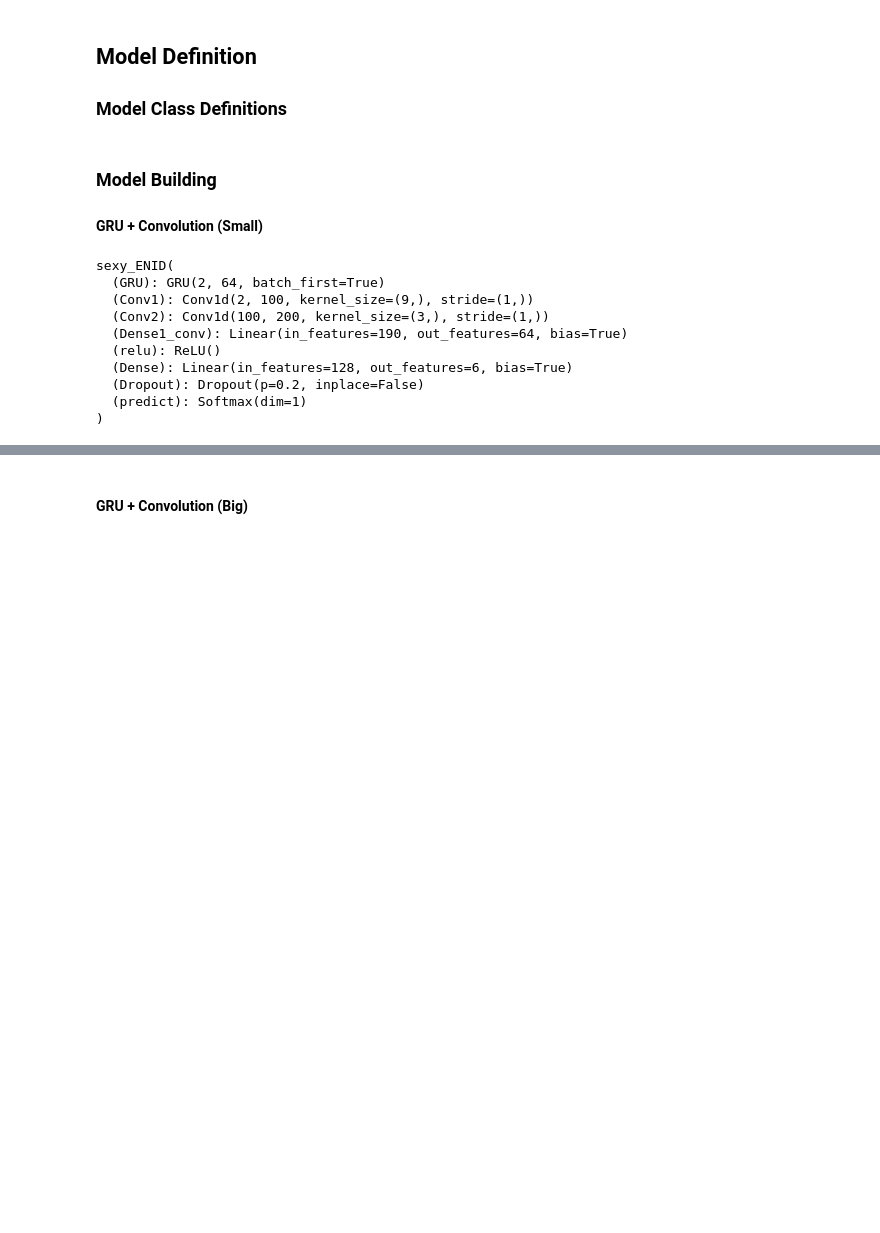
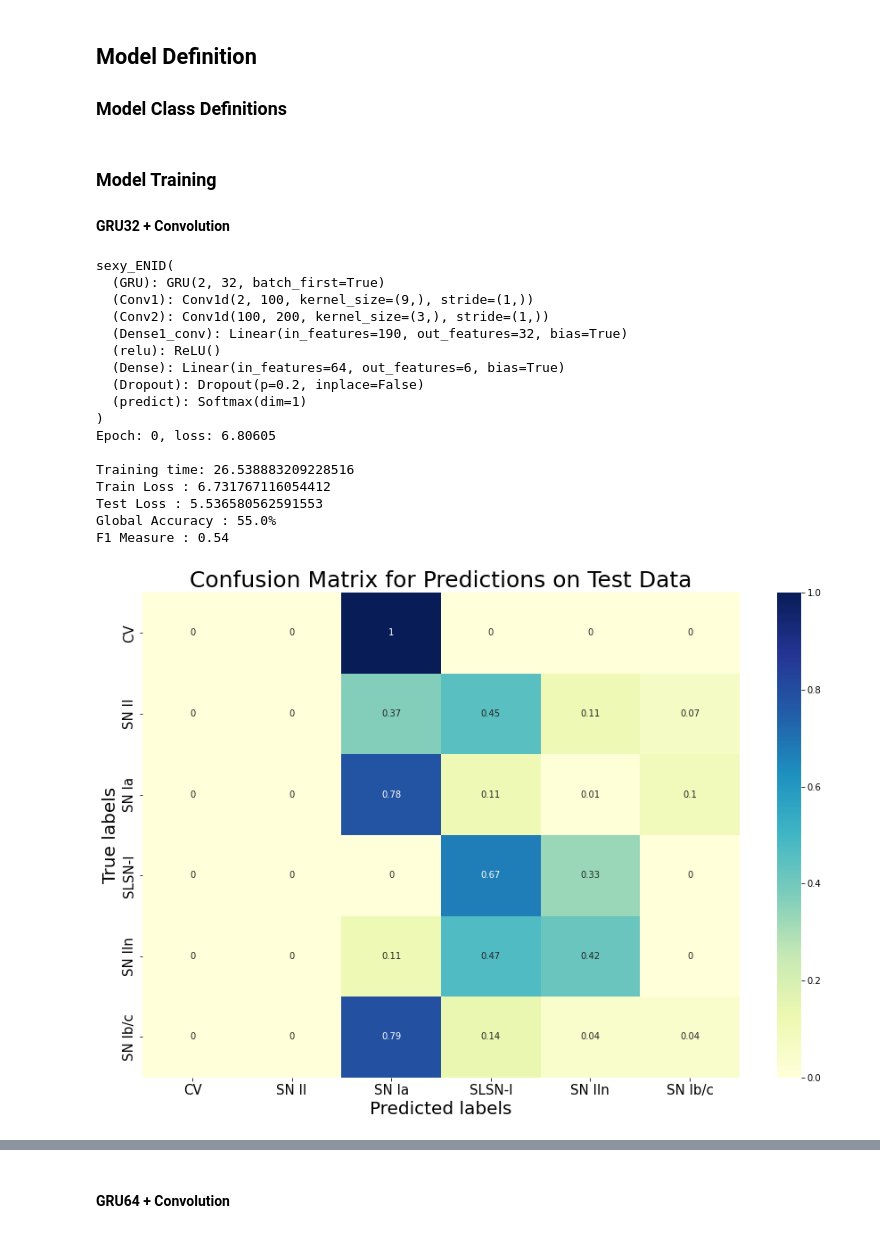
Before and after one commit to nalatraz/stENID, a Jupyter notebook: Notebooks/Classification.ipynb, the cells around one changed output, grey strips where cells are left out. Saved outputs shown, nothing was run; the diff lists cells and outputs as text; code cells hidden in the pictures; blank space fills up the shorter version.

```diff
--- a/Notebooks/Classification.ipynb
+++ b/Notebooks/Classification.ipynb
@@ -180,22 +163,23 @@ class bi_ENID(nn.Module):
 
 class rapid_ENID(nn.Module):
 
-    def __init__(self, input_dim, hidden_dim, output_dim, n_layers):
+    def __init__(self, input_dim, hidden_dim1, hidden_dim2, output_dim, n_layers):
         super(rapid_ENID, self).__init__()
         self.input_dim = input_dim
         self.hidden_dim = hidden_dim
         self.n_layers = n_layers
 
-        self.GRU = nn.GRU(input_dim, hidden_dim, n_layers, batch_first=True, bidirectional=False)
+        self.GRU1 = nn.GRU(input_dim, hidden_dim1, n_layers, batch_first=True, bidirectional=False)
+        self.GRU2 = nn.GRU(hidden_dim1, hidden_dim2, n_layers, batch_first=True, bidirectional=False)
         self.Dropout = nn.Dropout(p=0.2)
-        self.Dense = nn.Linear(hidden_dim, output_dim)
+        self.Dense = nn.Linear(hidden_dim2, output_dim)
         self.predict = nn.Softmax(dim=1)
 
     def forward(self, x):
 
-        x_, h_ = self.GRU(x)
+        x_, h_ = self.GRU1(x)
         x_ = self.Dropout(x_)
-        x_, h_ = self.GRU(x_)
+        x_, h_ = self.GRU2(x_)
         x_ = self.Dropout(x_)
         x_ = self.Dense(x_[:,-1])
         x_ = self.predict(x_)
@@ -225,7 +209,7 @@ class sexy_ENID(nn.Module):
 
         #self.DenseGRU = nn.Linear(hidden_dim, out_GRU)
 
-        self.Dense = nn.Linear(128, output_dim)
+        self.Dense = nn.Linear(2*hidden_dim, output_dim)
         self.Dropout = nn.Dropout(p=0.2)
         self.predict = nn.Softmax(dim=1)
 
@@ -250,14 +234,14 @@ class sexy_ENID(nn.Module):
 
         return x_ENID
 # %% [markdown]
-### Model Building
+### Model Training
 
-#### GRU + Convolution (Small)
+#### GRU32 + Convolution
 # %%
 # Model Building
 input_dim = X_train.shape[2]
 num_classes = Y_train.shape[1]
-hidden_dim = 64
+hidden_dim = 32
 n_layers = 1
 conv_out1 = 100
 conv_out2 = 200
@@ -267,35 +251,43 @@ kernel2=3
 Net = sexy_ENID(input_dim=input_dim, hidden_dim =hidden_dim, output_dim=num_classes, n_layers=n_layers, conv_out1=conv_out1, conv_out2=conv_out2, kernel1=kernel1, kernel2=kernel2)
 print(Net)
 
 # Initialisation
-version_name = 'GRUconv_Pen_HU64BZ64EP200IT01'
+version_name = 'GRUconv_Pen_5_HU32BZ64EP200IT01'
 version_directory = 'Models/'+version_name
 
 if not os.path.exists(version_directory):
     os.makedirs(version_directory)
 
 batch_size = 64
-num_epochs = 200
+num_epochs = 2
 
 evaluate = nn.CrossEntropyLoss(weight=torch.tensor(W))
 
 # Training
 start_time = time.time()
 trained_network, train_loss = network_train(Net, X_train, Y_train, batch_size, num_epochs, evaluate, version_directory)
 train_time = time.time() - start_time
 
 print('\nTraining time:', train_time)
 
 # Model Evaluation
 network_evaluation(trained_network, X_test, Y_test, train_loss, evaluate, version_directory, train_time)
 # %% [output]
 sexy_ENID(
-  (GRU): GRU(2, 64, batch_first=True)
+  (GRU): GRU(2, 32, batch_first=True)
   (Conv1): Conv1d(2, 100, kernel_size=(9,), stride=(1,))
   (Conv2): Conv1d(100, 200, kernel_size=(3,), stride=(1,))
-  (Dense1_conv): Linear(in_features=190, out_features=64, bias=True)
+  (Dense1_conv): Linear(in_features=190, out_features=32, bias=True)
   (relu): ReLU()
-  (Dense): Linear(in_features=128, out_features=6, bias=True)
+  (Dense): Linear(in_features=64, out_features=6, bias=True)
   (Dropout): Dropout(p=0.2, inplace=False)
   (predict): Softmax(dim=1)
 )
+Epoch: 0, loss: 6.80605
+
+Training time: 26.538883209228516
+Train Loss : 6.731767116054412
+Test Loss : 5.536580562591553
+Global Accuracy : 55.0%
+F1 Measure : 0.54
+[figure, added]
@@ -302,5 +296,5 @@ sexy_ENID(
 # %% [markdown]
-#### GRU + Convolution (Big)
+#### GRU64 + Convolution
 # %%
 # Model Building
 input_dim = X_train.shape[2]
```
Also changed, not shown: parts of 40 cells of this notebook, 1 other file.
